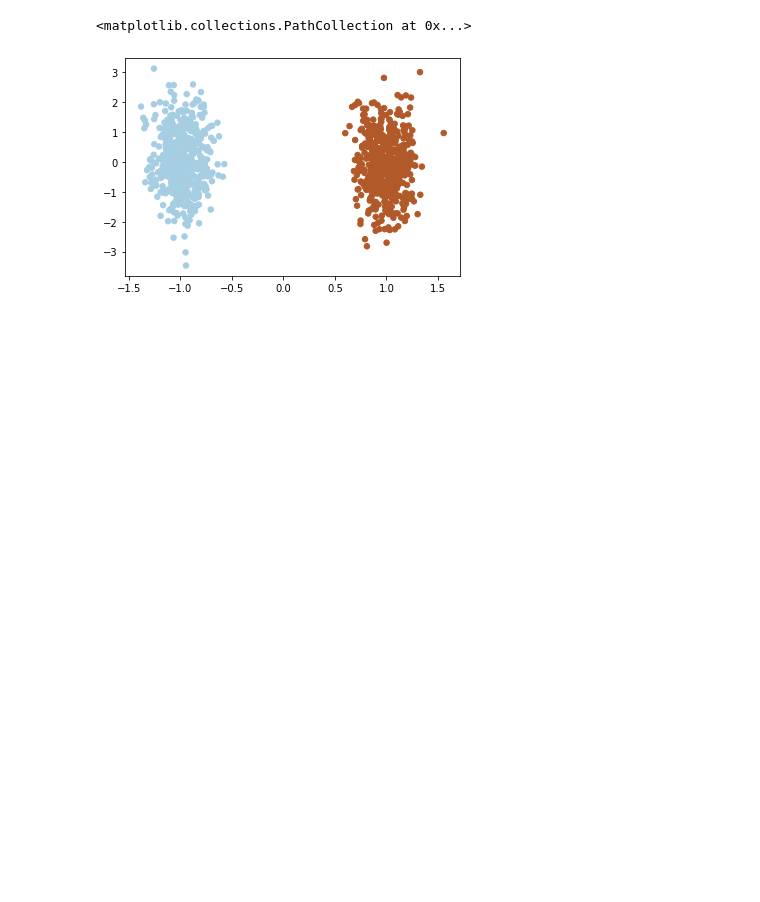
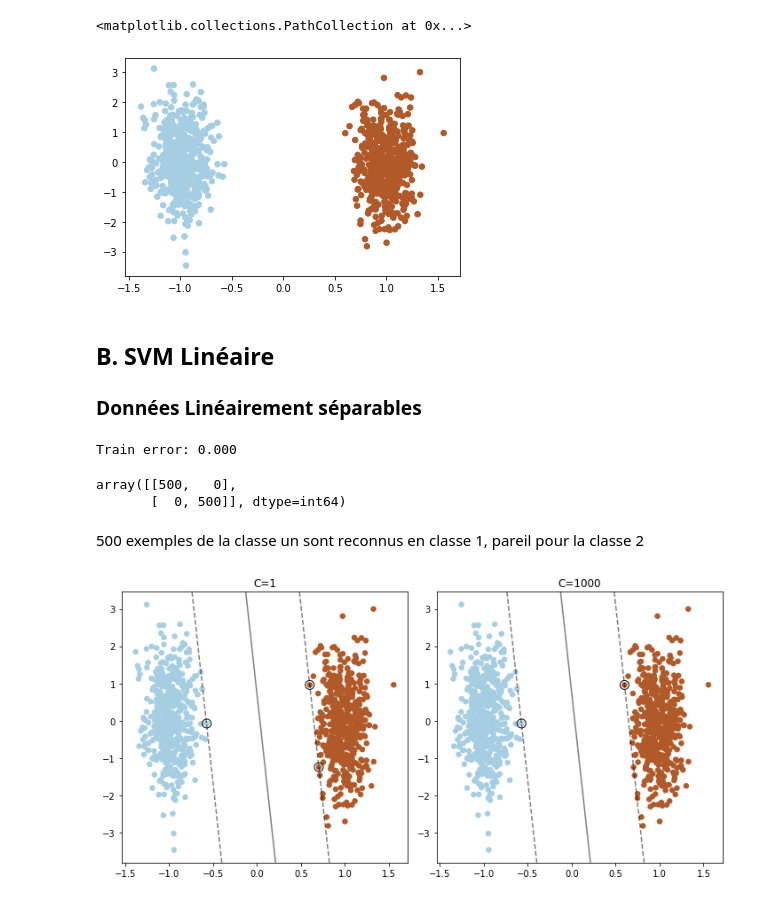
Before and after one commit to RudyLo/Projet_ML, a Jupyter notebook: Projet_ML.ipynb, the cells around one changed output. Cells and saved outputs as stored; diff of their text form; code cells hidden in the pictures; blank space fills up the shorter version.

Commit message:
Application de SVM sur des données linéairement séparables, analyse des résultats et affichages des SV en fonction des marges fixées

```diff
--- a/Projet_ML.ipynb
+++ b/Projet_ML.ipynb
@@ -54,0 +67,68 @@ plt.scatter(scaled[:,0], scaled[:,1] , c=y, s=30, cmap=plt.cm.Paired)
+# %% [markdown]
+## B. SVM Linéaire
+### Données Linéairement séparables
+# %%
+# Application du model LinearSVC à margge stricte
+from sklearn import svm, metrics
+colors = np.array([x for x in "bgrcmyk"])
+
+
+# On initialise C à une valeur élevée de manière à rendre notre marge plus stricte
+linsvm= svm.LinearSVC(C=1000)
+linsvm.fit(X_norm, y)
+
+#évaluer le modèle
+ypred= linsvm.predict(X_norm)
+
+#tauxd’erreur
+err_train= 1 - metrics.accuracy_score(ypred, y)
+print("Train error: %.3f" % err_train)
+
+#matrice de confusion
+conf = metrics.confusion_matrix(y, ypred)
+# %% [output]
+Train error: 0.000
+# %%
+conf
+# %% [output]
+array([[500,   0],
+       [  0, 500]], dtype=int64)
+# %% [markdown]
+500 exemples de la classe un sont reconnus en classe 1, pareil pour la classe 2
+# %%
+from sklearn.svm import LinearSVC
+
+# Représentation des Supports vectors
+plt.figure(figsize=(10, 5))
+
+for i, C in enumerate([1, 1000]):
+    # "hinge" is the standard SVM loss
+    clf = LinearSVC(C=C, loss="hinge", random_state=42).fit(X_norm, y)
+    # obtain the support vectors through the decision function
+    decision_function = clf.decision_function(X_norm)
+    # we can also calculate the decision function manually
+    # decision_function = np.dot(X, clf.coef_[0]) + clf.intercept_[0]
+    # The support vectors are the samples that lie within the margin
+    # boundaries, whose size is conventionally constrained to 1
+    support_vector_indices = np.where(
+        np.abs(decision_function) <= 1 + 1e-15)[0]
+    support_vectors = X_norm[support_vector_indices]
+
+    plt.subplot(1, 2, i + 1)
+    plt.scatter(X_norm[:, 0], X_norm[:, 1], c=y, s=30, cmap=plt.cm.Paired)
+    ax = plt.gca()
+    xlim = ax.get_xlim()
+    ylim = ax.get_ylim()
+    xx, yy = np.meshgrid(np.linspace(xlim[0], xlim[1], 50),
+                         np.linspace(ylim[0], ylim[1], 50))
+    Z = clf.decision_function(np.c_[xx.ravel(), yy.ravel()])
+    Z = Z.reshape(xx.shape)
+    plt.contour(xx, yy, Z, colors='k', levels=[-1, 0, 1], alpha=0.5,
+                linestyles=['--', '-', '--'])
+    plt.scatter(support_vectors[:, 0], support_vectors[:, 1], s=100,
+                linewidth=1, facecolors='none', edgecolors='k')
+    plt.title("C=" + str(C))
+plt.tight_layout()
+plt.show()
+# %% [output]
+[figure, added]
```
Also changed, not shown: parts of 10 cells of this notebook, 1 other file.
